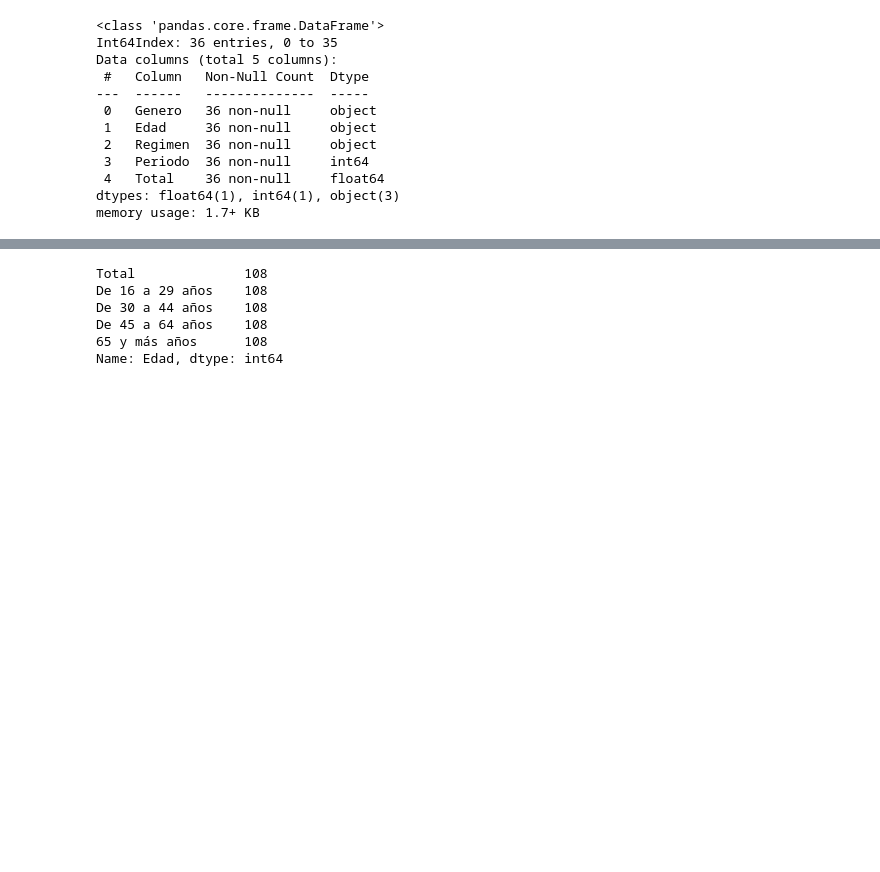
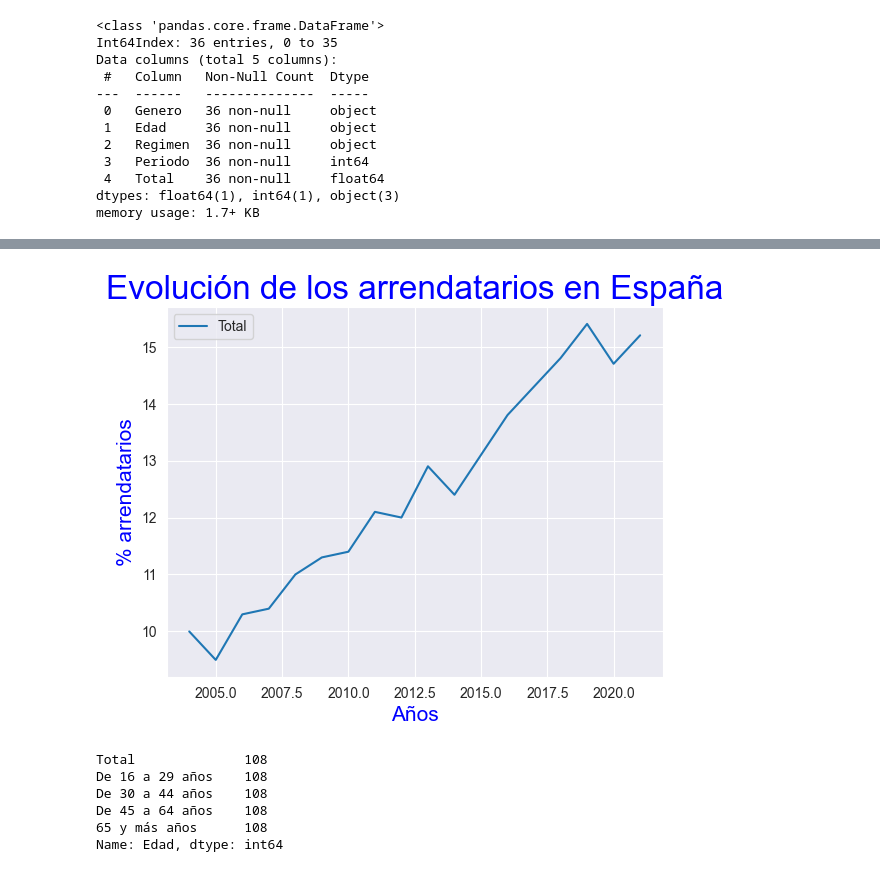
Before and after one commit to Lean788/EDA_vivienda_joven, a Jupyter notebook: src/Notebooks/analisis/analisis_tenencia.ipynb, the cells around one changed output, grey strips where cells are left out. Drawn from its saved outputs; the diff is of its cells as text; code cells hidden in the pictures; blank space fills up the shorter version.

```diff
--- a/src/Notebooks/analisis/analisis_tenencia.ipynb
+++ b/src/Notebooks/analisis/analisis_tenencia.ipynb
@@ -138,0 +154,2 @@ hogares_total
+# %%
+arrendatarios = hogares_total[hogares_total['Regimen'] == 'Alquiler a precio de mercado']
@@ -138,0 +177,4 @@ hogares_total
+# %%
+arrendatarios.drop(columns='Regimen', inplace=True)
+# %%
+arrendatarios = arrendatarios.set_index('Periodo')
@@ -139,3 +202,11 @@ hogares_total
+# %%
+ax = sns.lineplot(data=arrendatarios)
+ax.axes.set_title('Evolución de los arrendatarios en España', fontsize=24,color="b")  #title
+ax.set_xlabel("Años",size = 15,color="b") #x_label setting
+plt.xscale("linear")
+ax.set_ylabel("% arrendatarios",size = 15,color="b"); #y_label setting
+# %% [output]
+[figure, added]
 # %%
 reg_tenencia['Edad'].value_counts()
 # %% [output]
```
Also changed, not shown: parts of 8 cells of this notebook, 2 other files.
